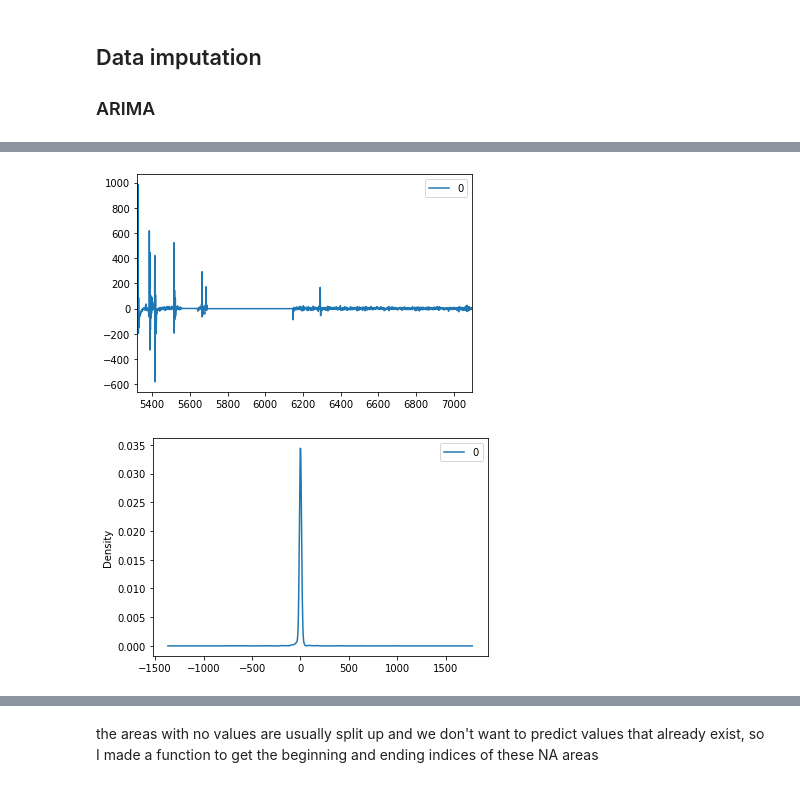
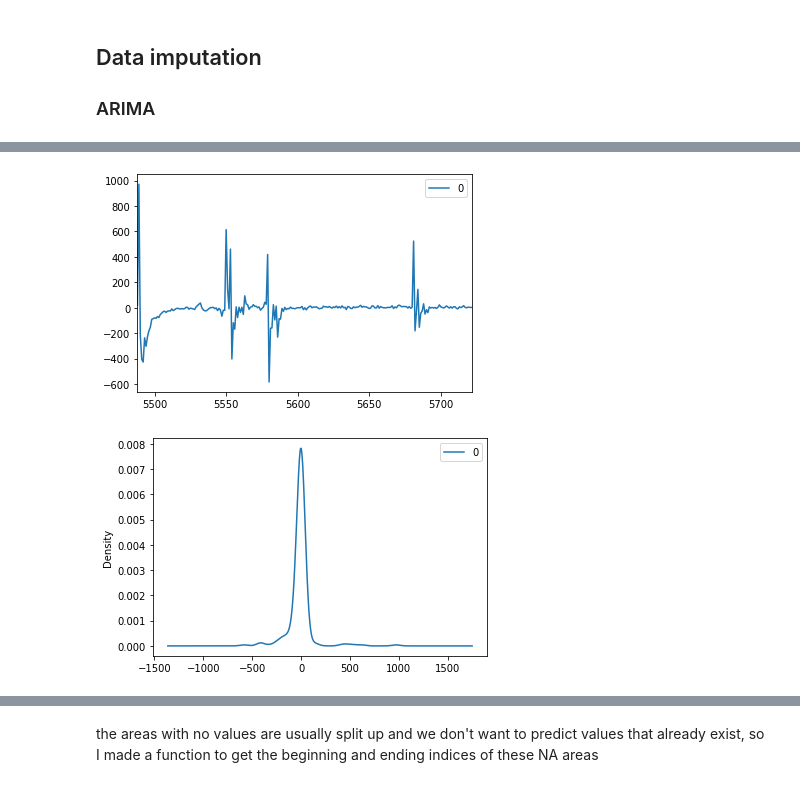
Before and after one commit to thejimster82/CvilleAQ, a Jupyter notebook: code/weather_plus_pm.ipynb, the cells around one changed output, grey strips where cells are left out. Drawn from its saved outputs; the diff is of its cells as text; code cells hidden in the pictures.

```diff
--- a/code/weather_plus_pm.ipynb
+++ b/code/weather_plus_pm.ipynb
@@ -171,18 +207,17 @@ for i in range(9):
 # %%
 #https://stackoverflow.com/questions/14016247/find-integer-index-of-rows-with-nan-in-pandas-dataframe
-series = pm_na[pm_na.dev_id==7]['co2'].interpolate()
-inds = np.where(pm_na[pm_na.dev_id==7]['co2'].isnull())[0]
+
 # fit model
-model = ARIMA(series, order=(5,1,0))
+model = ARIMA(series[0:ind_sets[0][0]], order=(4,2,4))
 model_fit = model.fit(disp=0)
 #print(model_fit.summary())
 # plot residual errors
 residuals = pd.DataFrame(model_fit.resid)
 residuals.plot()
 plt.show()
 residuals.plot(kind='kde')
 plt.show()
 #print(residuals.describe())
 # %% [output]
-[figure, old version]
+[figure, new version]
-[figure, old version]
+[figure, new version]
```
Also changed, not shown: parts of 18 cells of this notebook.
